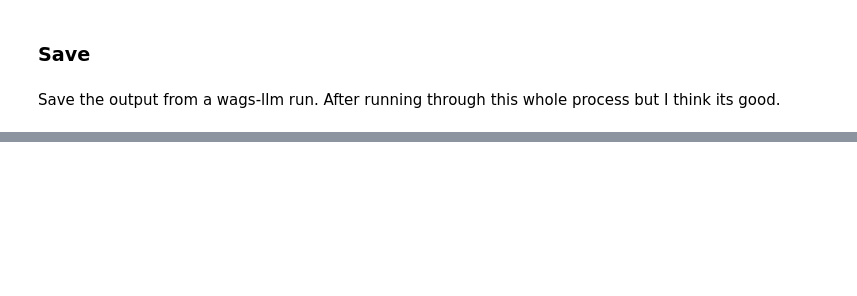
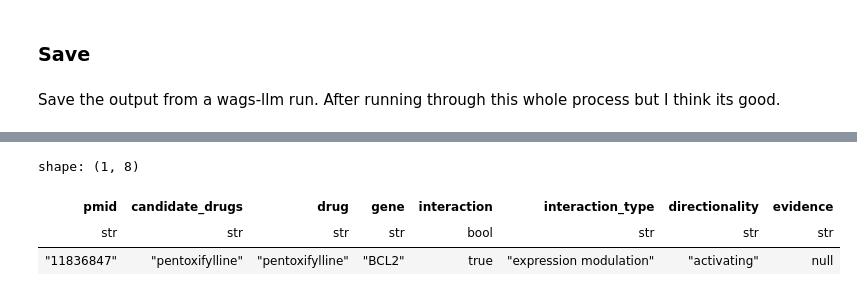
Before and after one commit to dgidb/dgiLIT, a Jupyter notebook: research/wags-llm/entity-tagging/wags_pretagging.ipynb, the cells around one changed output, grey strips where cells are left out. Saved outputs shown, nothing was run; the diff lists cells and outputs as text; code cells hidden in the pictures; blank space fills up the shorter version.

Commit message:
feat: secondary analysis using curated test set from rohit

```diff
--- a/research/wags-llm/entity-tagging/wags_pretagging.ipynb
+++ b/research/wags-llm/entity-tagging/wags_pretagging.ipynb
@@ -96,5 +107,5 @@ def classify_interaction(
 # %% [markdown]
 Description
 # %%
-df = pl.read_excel("../2026-06-08-test1-EGFR-only.xlsx") # file with pmids + context blocks
+df = pl.read_excel("../2026-06-08-test1-BCL2-only.xlsx") # file with pmids + context blocks
 # %%
@@ -295,3 +464,13 @@ def run_experiments(tagged_blocks, temperatures, num_runs, prompt_version: str):
             print(f"Done temp={temp}, run={run_idx + 1}")
 
     return stored_runs
+# %%
+# DEBUG
+for block in tagged_blocks:
+    if str(block.pmid) == "11836847":
+        normalized_drugs, _ = get_candidates(block)
+        raw_drugs, _ = get_raw_candidates(block)
+
+        print(normalized_drugs)
+        print(raw_drugs)
+        break
@@ -298,9 +480,11 @@ def run_experiments(tagged_blocks, temperatures, num_runs, prompt_version: str):
 # %%
 stored_runs = run_experiments(
-    tagged_blocks,
-    temperatures,
+    tagged_blocks=tagged_blocks,
+    temperatures=[0],
     num_runs=1,
     prompt_version="v2",
+    use_raw_drug_candidates=False,
+    seed_gene="BCL2",
 )
 # %% [output]
 Running temp=0, run=1
@@ -419,2 +621,22 @@ shape: (5, 19)
 # %%
-df_results['interaction'].value_counts()
+pentox = df_results.filter(
+    pl.col("candidate_drugs")
+    .str.to_lowercase()
+    .str.contains("pentoxifylline")
+)
+
+pentox.select([
+    "pmid",
+    "candidate_drugs",
+    "drug",
+    "gene",
+    "interaction",
+    "interaction_type",
+    "directionality",
+    "evidence",
+])
+# %% [output]
+shape: (1, 8)
+| pmid | candidate_drugs | drug | gene | interaction | interaction_type | directionality | evidence |
+| str | str | str | str | bool | str | str | str |
+| "11836847" | "pentoxifylline" | "pentoxifylline" | "BCL2" | true | "expression modulation" | "activating" | null |
```
Also changed, not shown: parts of 9 cells of this notebook, 4 other files.
